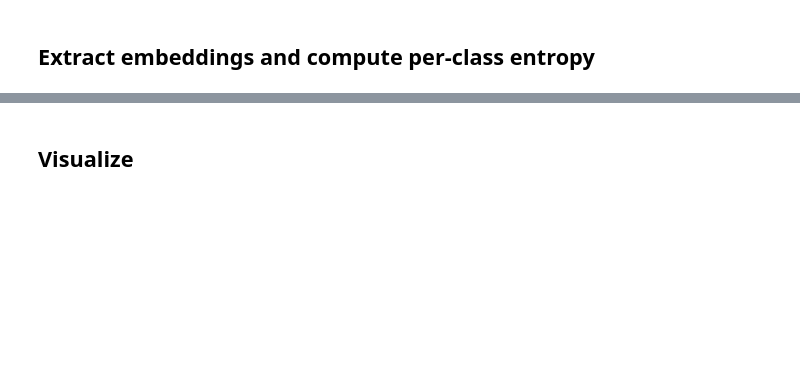
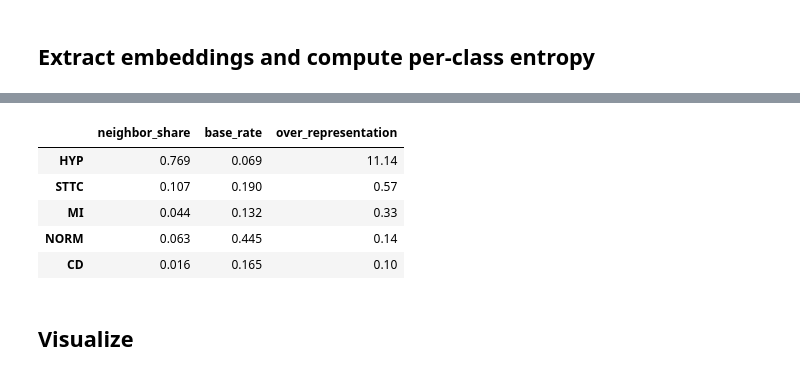
Before and after one commit to Sakina152/mm-dg-healthcare, a Jupyter notebook: notebooks/03_rare_class_identification.ipynb, the cells around one changed output, grey strips where cells are left out. Saved outputs shown, nothing was run; the diff lists cells and outputs as text; code cells hidden in the pictures; blank space fills up the shorter version.

Commit message:
03:rare class identification

```diff
--- a/notebooks/03_rare_class_identification.ipynb
+++ b/notebooks/03_rare_class_identification.ipynb
@@ -61,3 +147,25 @@ print(f"Rare classes (Definition 2 threshold = mean +/- 1 std): "
+# %%
+from sklearn.neighbors import NearestNeighbors
+import pandas as pd
+
+RARE = 4   # HYP
+nn = NearestNeighbors(n_neighbors=11).fit(embeddings)
+_, idx = nn.kneighbors(embeddings[labels == RARE])
+neigh = pd.Series(labels[idx[:, 1:]].ravel()).map(idx_to_label)   # drop self-match
+
+out = pd.DataFrame({
+    "neighbor_share": neigh.value_counts(normalize=True),
+    "base_rate": pd.Series(labels).map(idx_to_label).value_counts(normalize=True),
+})
+out["over_representation"] = (out["neighbor_share"] / out["base_rate"]).round(2)
+out.round(3).sort_values("over_representation", ascending=False)
+# %% [output]
+|  | neighbor_share | base_rate | over_representation |
+| HYP | 0.769 | 0.069 | 11.14 |
+| STTC | 0.107 | 0.190 | 0.57 |
+| MI | 0.044 | 0.132 | 0.33 |
+| NORM | 0.063 | 0.445 | 0.14 |
+| CD | 0.016 | 0.165 | 0.10 |
 # %% [markdown]
 ## Visualize
 # %%
```
Also changed, not shown: parts of 13 cells of this notebook.
